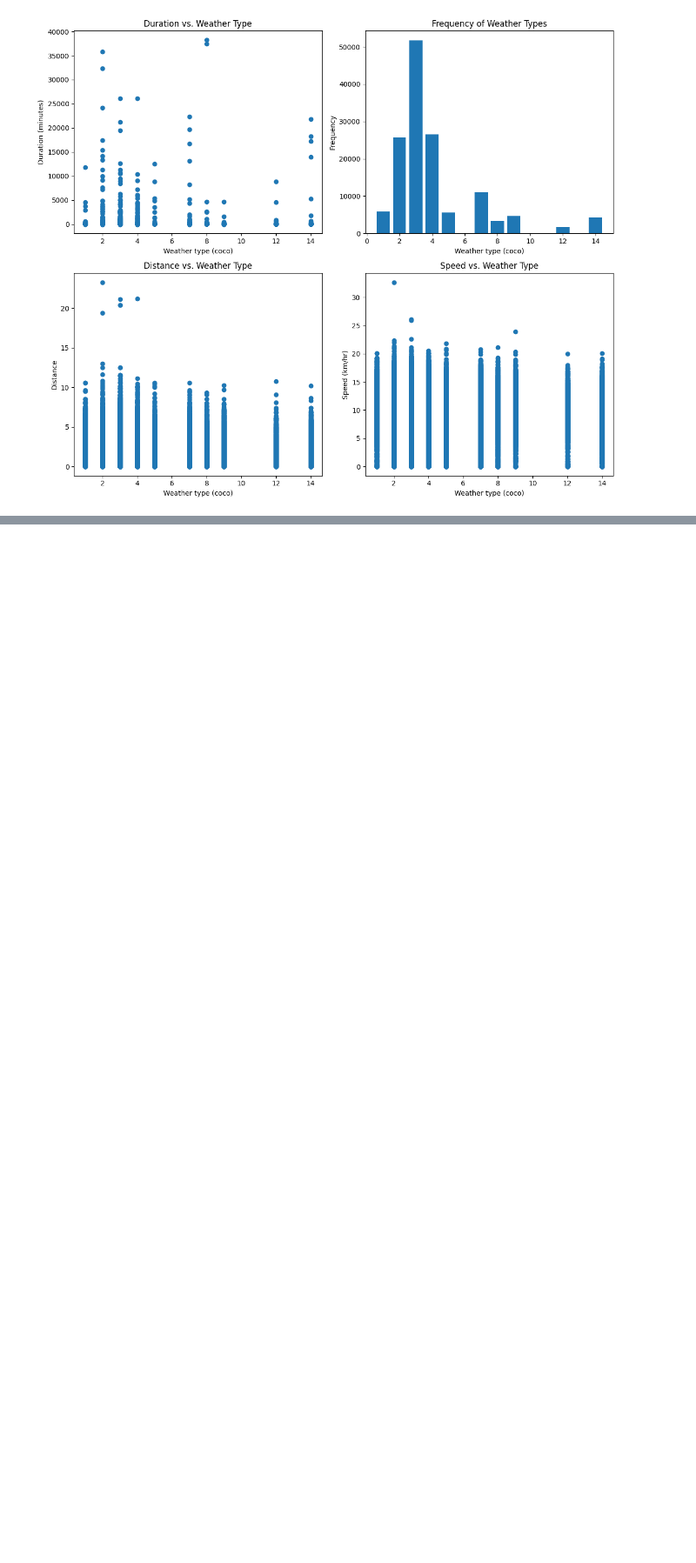
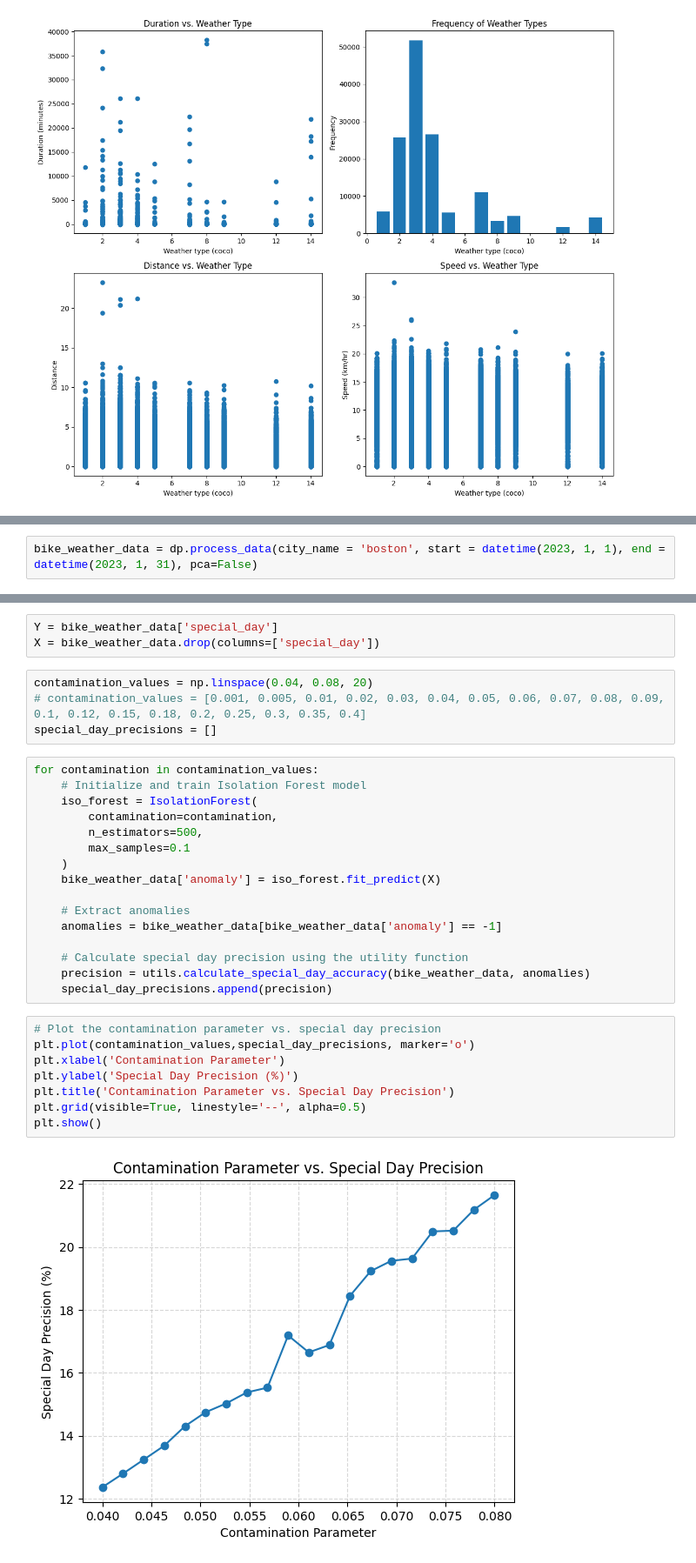
Before and after one commit to elnurisg/anomaly_detection_for_shared_mobility, a Jupyter notebook: data_analysis.ipynb, the cells around one changed output, grey strips where cells are left out. Shown at 87% size. Saved outputs shown, nothing was run; the diff lists cells and outputs as text; blank space fills up the shorter version.

Commit message:
Add 'Tuning the contamination'

```diff
--- a/data_analysis.ipynb
+++ b/data_analysis.ipynb
@@ -296,0 +301,2 @@ plt.show()
+# %%
+bike_weather_data = dp.process_data(city_name = 'boston', start = datetime(2023, 1, 1), end = datetime(2023, 1, 31), pca=False)
@@ -296,0 +305,33 @@ plt.show()
+# %%
+Y = bike_weather_data['special_day']
+X = bike_weather_data.drop(columns=['special_day'])
+# %%
+contamination_values = np.linspace(0.04, 0.08, 20)
+# contamination_values = [0.001, 0.005, 0.01, 0.02, 0.03, 0.04, 0.05, 0.06, 0.07, 0.08, 0.09, 0.1, 0.12, 0.15, 0.18, 0.2, 0.25, 0.3, 0.35, 0.4]
+special_day_precisions = []
+# %%
+for contamination in contamination_values:
+    # Initialize and train Isolation Forest model
+    iso_forest = IsolationForest(
+        contamination=contamination,
+        n_estimators=500,
+        max_samples=0.1
+    )
+    bike_weather_data['anomaly'] = iso_forest.fit_predict(X)
+
+    # Extract anomalies
+    anomalies = bike_weather_data[bike_weather_data['anomaly'] == -1]
+
+    # Calculate special day precision using the utility function
+    precision = utils.calculate_special_day_accuracy(bike_weather_data, anomalies)
+    special_day_precisions.append(precision)
+# %%
+# Plot the contamination parameter vs. special day precision
+plt.plot(contamination_values,special_day_precisions, marker='o')
+plt.xlabel('Contamination Parameter')
+plt.ylabel('Special Day Precision (%)')
+plt.title('Contamination Parameter vs. Special Day Precision')
+plt.grid(visible=True, linestyle='--', alpha=0.5)
+plt.show()
+# %% [output]
+[figure, added]
```
Also changed, not shown: parts of 3 cells of this notebook.
